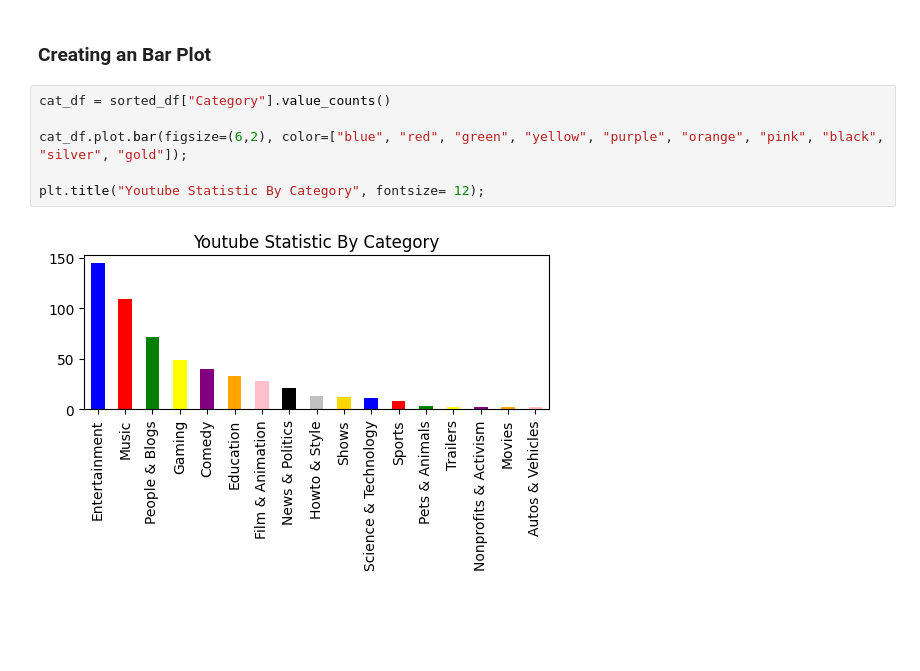
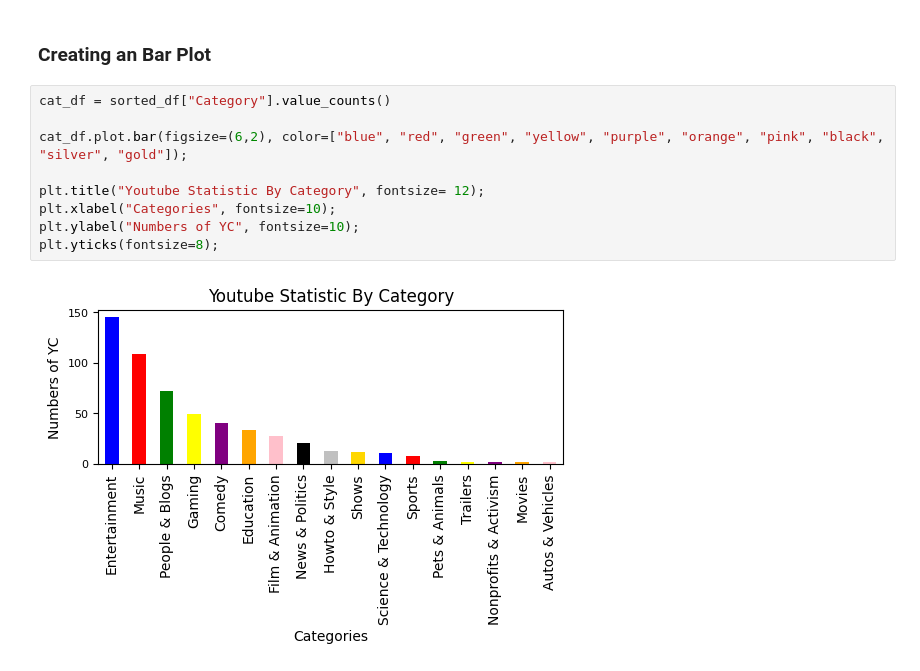
Before and after one commit to Siah2016/Youtube_Statistics, a Jupyter notebook: visualization.ipynb, the cells around one changed output. Saved outputs shown, nothing was run; the diff lists cells and outputs as text; blank space fills up the shorter version.

Commit message:
plot charts

```diff
--- a/visualization.ipynb
+++ b/visualization.ipynb
@@ -36,8 +36,11 @@ sorted_df.head()
 # %%
 cat_df = sorted_df["Category"].value_counts()
 
 cat_df.plot.bar(figsize=(6,2), color=["blue", "red", "green", "yellow", "purple", "orange", "pink", "black", "silver", "gold"]);
 
 plt.title("Youtube Statistic By Category", fontsize= 12);
+plt.xlabel("Categories", fontsize=10);
+plt.ylabel("Numbers of YC", fontsize=10);
+plt.yticks(fontsize=8);
 # %% [output]
-[figure, old version]
+[figure, new version]
```
Also changed, not shown: parts of 2 cells of this notebook.
